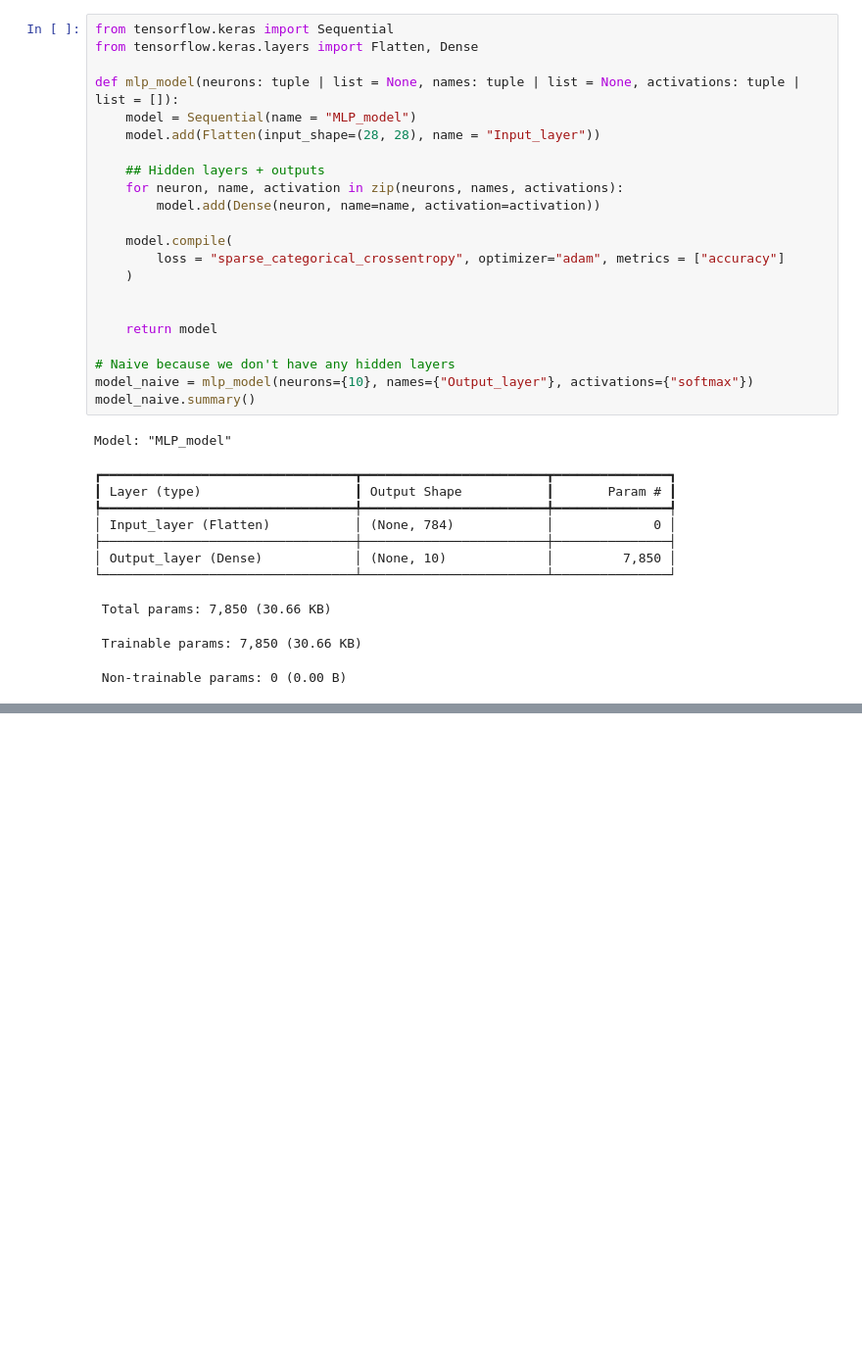
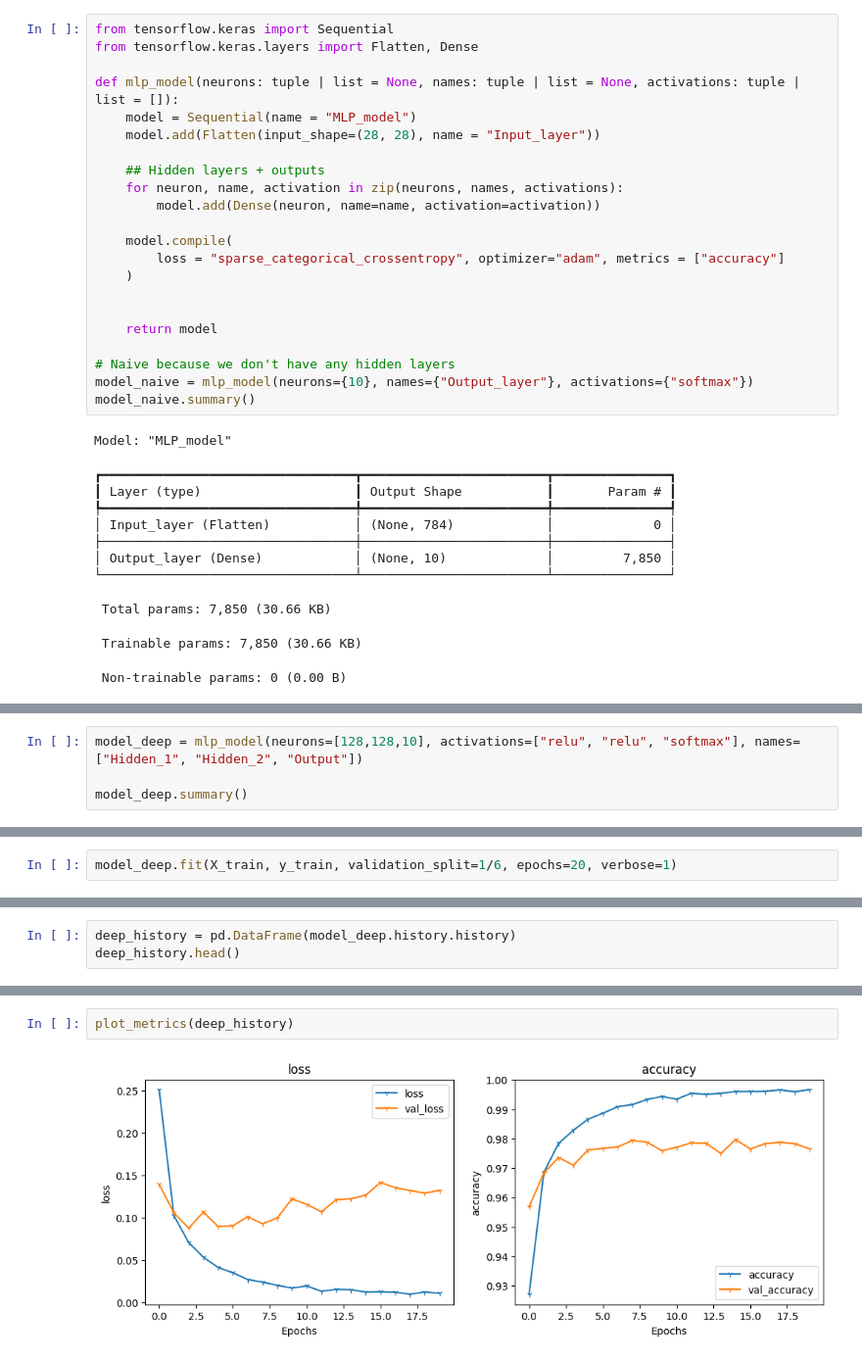
Before and after one commit to BrutalFrost/Artificial_Intelligence_Hampus_Erlandsson_OPA23, a Jupyter notebook: code_alongs/Lec08.ipynb, the cells around one changed output, grey strips where cells are left out. Shown: that part at 98% size. Cells and saved outputs as stored; diff of their text form; blank space fills up the shorter version.

```diff
--- a/code_alongs/Lec08.ipynb
+++ b/code_alongs/Lec08.ipynb
@@ -159,0 +221,4 @@ ValueError: Could not interpret loss identifier: sparse_categorial_crossentropy
+# %%
+model_deep = mlp_model(neurons=[128,128,10], activations=["relu", "relu", "softmax"], names=["Hidden_1", "Hidden_2", "Output"])
+
+model_deep.summary()
@@ -159,0 +241,2 @@ ValueError: Could not interpret loss identifier: sparse_categorial_crossentropy
+# %%
+model_deep.fit(X_train, y_train, validation_split=1/6, epochs=20, verbose=1)
@@ -159,0 +262,3 @@ ValueError: Could not interpret loss identifier: sparse_categorial_crossentropy
+# %%
+deep_history = pd.DataFrame(model_deep.history.history)
+deep_history.head()
@@ -159,0 +272,4 @@ ValueError: Could not interpret loss identifier: sparse_categorial_crossentropy
+# %%
+plot_metrics(deep_history)
+# %% [output]
+[figure, added]
```
Also changed, not shown: parts of 18 cells of this notebook.
